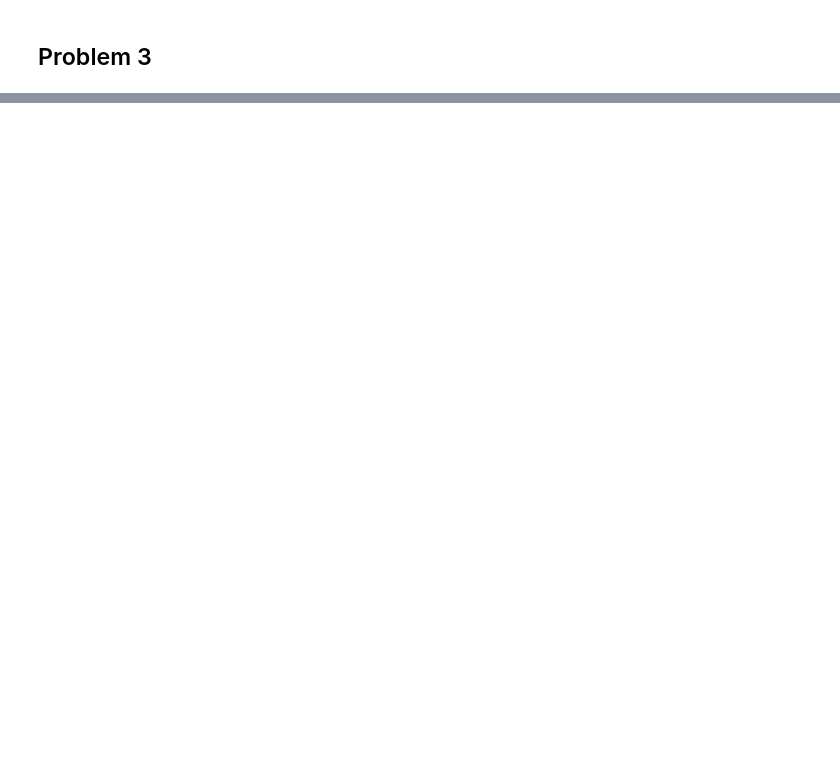
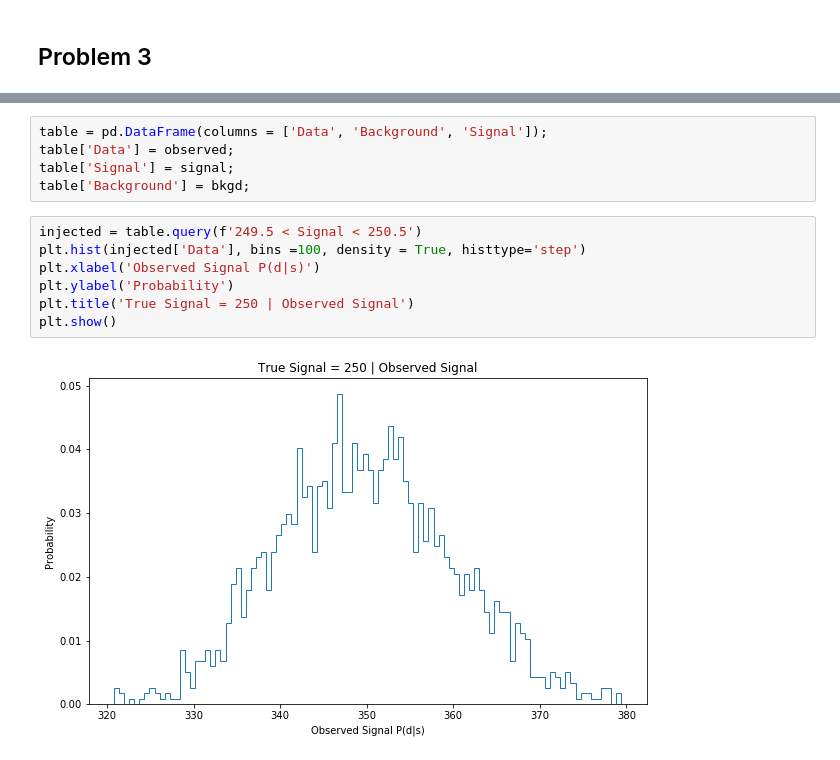
Before and after one commit to noahkim4648/Phys-434-Portfolio, a Jupyter notebook: Lab-6.ipynb, the cells around one changed output, grey strips where cells are left out. Saved outputs shown, nothing was run; the diff lists cells and outputs as text; blank space fills up the shorter version.

```diff
--- a/Lab-6.ipynb
+++ b/Lab-6.ipynb
@@ -103,0 +109,14 @@ plt.show()
+# %%
+table = pd.DataFrame(columns = ['Data', 'Background', 'Signal']);
+table['Data'] = observed;
+table['Signal'] = signal;
+table['Background'] = bkgd;
+# %%
+injected = table.query(f'249.5 < Signal < 250.5')
+plt.hist(injected['Data'], bins =100, density = True, histtype='step')
+plt.xlabel('Observed Signal P(d|s)')
+plt.ylabel('Probability')
+plt.title('True Signal = 250 | Observed Signal')
+plt.show()
+# %% [output]
+[figure, added]
```
Also changed, not shown: parts of 17 cells of this notebook.
